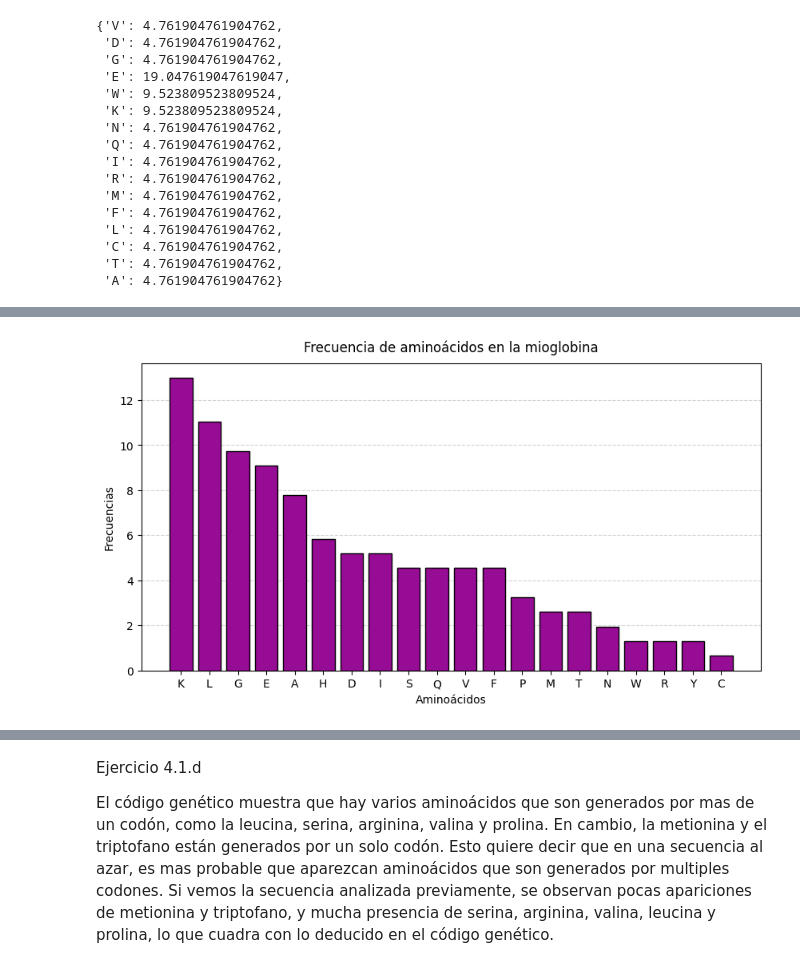
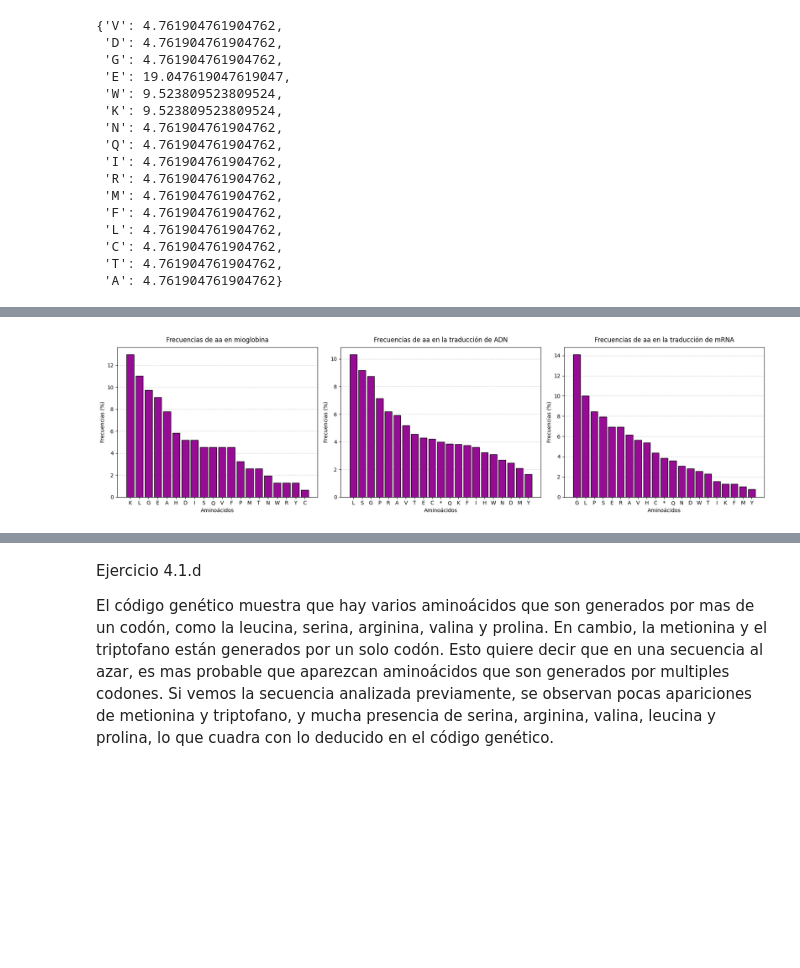
Before and after one commit to pizzanaranja/Bioinformatica, a Jupyter notebook: TP 1/TP 1.ipynb, the cells around one changed output, grey strips where cells are left out. Saved outputs shown, nothing was run; the diff lists cells and outputs as text; code cells hidden in the pictures; blank space fills up the shorter version.

```diff
--- a/TP 1/TP 1.ipynb
+++ b/TP 1/TP 1.ipynb
@@ -191,8 +495,0 @@ IHYCKDQPDTPRQAKPVIEIASILGGDSDC
-# %%
-#Ejercicio 2.2.III (mioglobina por aminoácidos)
-
-graficar(calcula_frecuencia(mioglobina_prot),
-        "Frecuencia de aminoácidos en la mioglobina",
-        "Aminoácidos", "Frecuencias")
-# %% [output]
-[figure, removed]
@@ -199 +515,19 @@ graficar(calcula_frecuencia(mioglobina_prot),
+# %%
+#Ejerecicio 2.2.III
+
+fig, axes = plt.subplots(1, 3, figsize=(18, 5))
+
+# ejemplo: 3 proteínas o 3 subconjuntos concatenados
+frec1 = calcula_frecuencia(mioglobina_prot)
+frec2 = calcula_frecuencia(mioglobina_dna.translate())
+frec3 = calcula_frecuencia(mioglobina_mRNA.translate())
+
+graficar(frec1, "Frecuencias de aa en mioglobina", "Aminoácidos", "Frecuencias (%)", axes[0])
+graficar(frec2, "Frecuencias de aa en la traducción de ADN", "Aminoácidos", "Frecuencias (%)", axes[1])
+graficar(frec3, "Frecuencias de aa en la traducción de mRNA", "Aminoácidos", "Frecuencias (%)", axes[2])
+
+plt.tight_layout()
+plt.show()
+# %% [output]
+[figure, added]
 # %%
```
Also changed, not shown: parts of 26 cells of this notebook, 1 other file.
